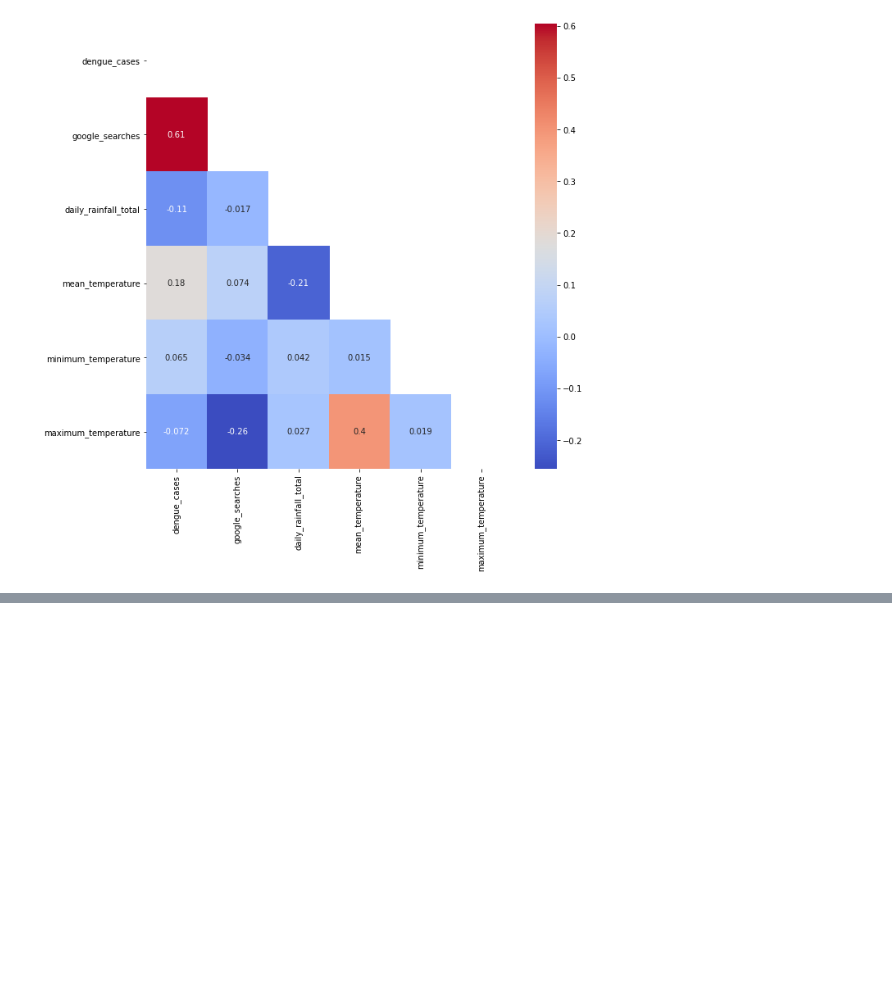
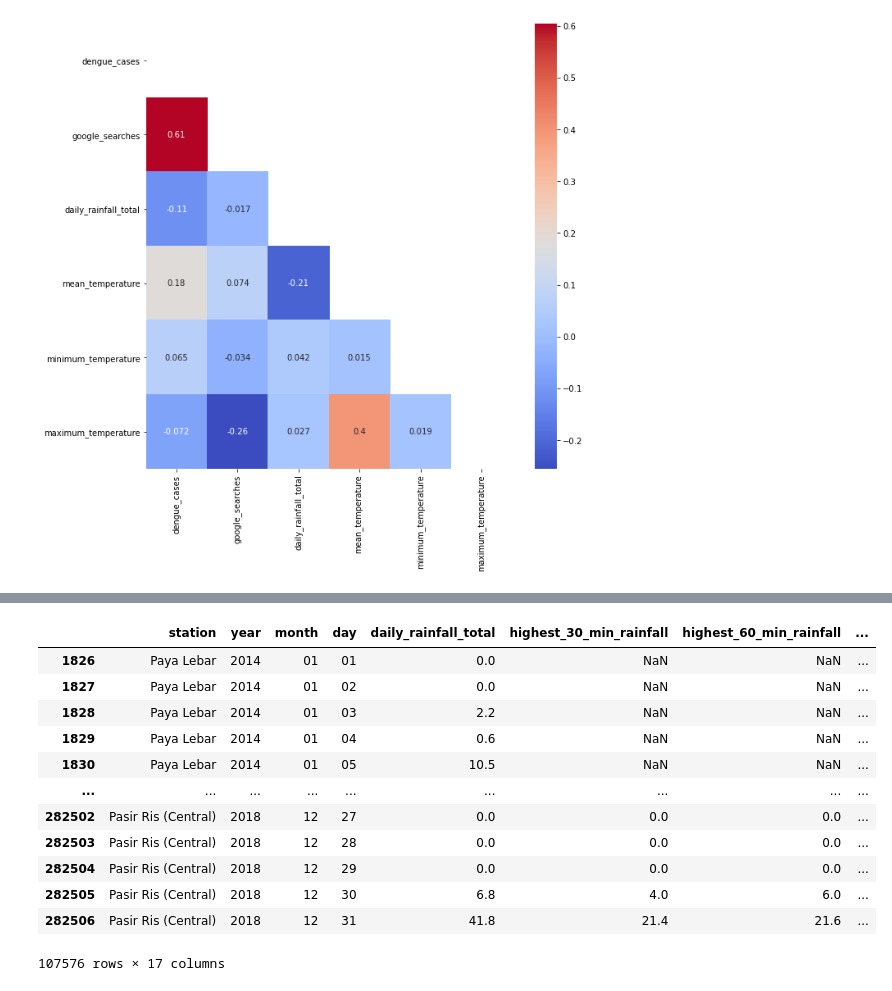
Before and after one commit to garyfoohw/GA_DSIF_Dengue, a Jupyter notebook: src/02_EDA_Anni.ipynb, the cells around one changed output, grey strips where cells are left out. Cells and saved outputs as stored; diff of their text form; code cells hidden in the pictures; blank space fills up the shorter version.

```diff
--- a/src/02_EDA_Anni.ipynb
+++ b/src/02_EDA_Anni.ipynb
@@ -232,0 +265,2 @@ mss.head()
+# %%
+mss["date"] = pd.to_datetime(mss["date"])
@@ -232,0 +287,4 @@ mss.head()
+# %%
+mss['week'] = mss['date'].dt.strftime('%U')
+#'%U' represents the week number of the year (Sunday as the first day of the week) as a zero padded decimal number.
+#All days in a new year preceding the first Sunday are considered to be in week 0.
@@ -232,0 +300,5 @@ mss.head()
+# %%
+#New
+#Create a column Date
+mss['year-week'] = mss['year']+ "-" + mss['week']
+mss.head()
@@ -958,0 +1117,18 @@ sns.heatmap(
+# %%
+mss_1 = mss.loc[(mss['year'] == '2014') | (mss['year'] == '2015') | (mss['year'] == '2016') | (mss['year'] == '2017') | (mss['year'] == '2018')]
+# %%
+mss_1
+# %% [output]
+|  | station | year | month | day | daily_rainfall_total | highest_30_min_rainfall | highest_60_min_rainfall | ... |
+| 1826 | Paya Lebar | 2014 | 01 | 01 | 0.0 | NaN | NaN | ... |
+| 1827 | Paya Lebar | 2014 | 01 | 02 | 0.0 | NaN | NaN | ... |
+| 1828 | Paya Lebar | 2014 | 01 | 03 | 2.2 | NaN | NaN | ... |
+| 1829 | Paya Lebar | 2014 | 01 | 04 | 0.6 | NaN | NaN | ... |
+| 1830 | Paya Lebar | 2014 | 01 | 05 | 10.5 | NaN | NaN | ... |
+| ... | ... | ... | ... | ... | ... | ... | ... | ... |
+| 282502 | Pasir Ris (Central) | 2018 | 12 | 27 | 0.0 | 0.0 | 0.0 | ... |
+| 282503 | Pasir Ris (Central) | 2018 | 12 | 28 | 0.0 | 0.0 | 0.0 | ... |
+| 282504 | Pasir Ris (Central) | 2018 | 12 | 29 | 0.0 | 0.0 | 0.0 | ... |
+| 282505 | Pasir Ris (Central) | 2018 | 12 | 30 | 6.8 | 4.0 | 6.0 | ... |
+| 282506 | Pasir Ris (Central) | 2018 | 12 | 31 | 41.8 | 21.4 | 21.6 | ... |
+107576 rows × 17 columns
```
Also changed, not shown: parts of 42 cells of this notebook.
